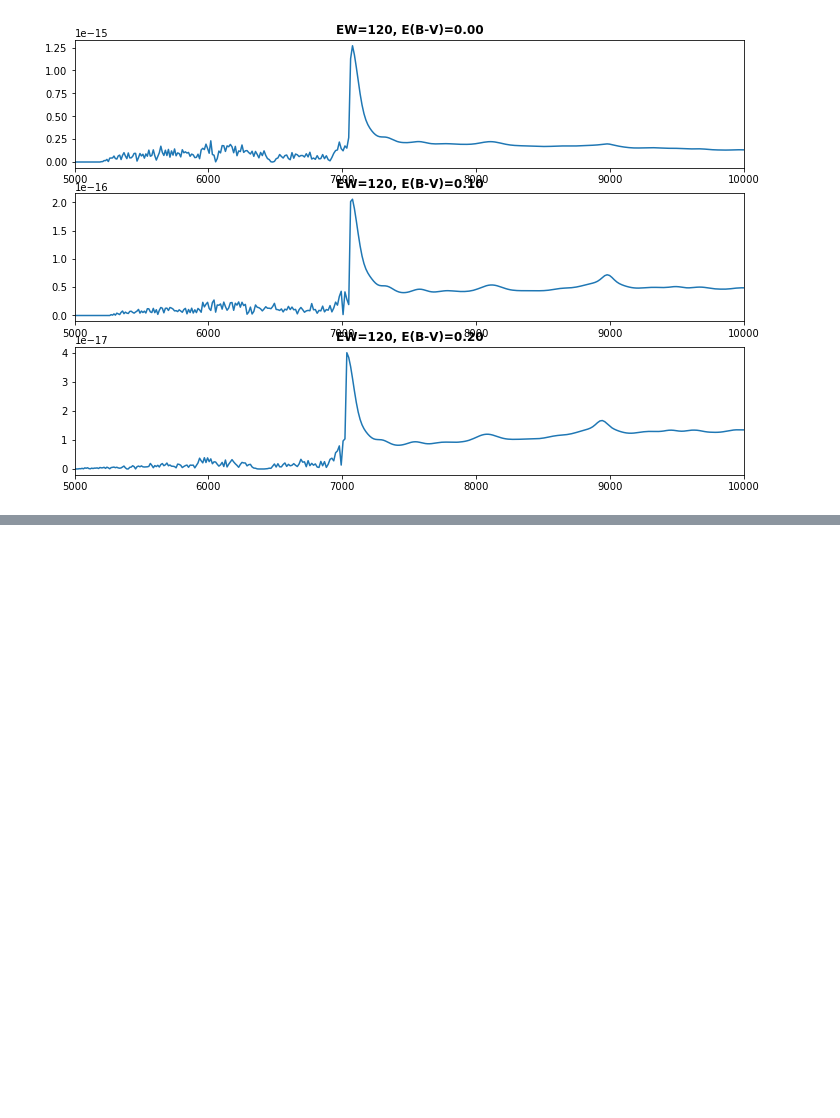
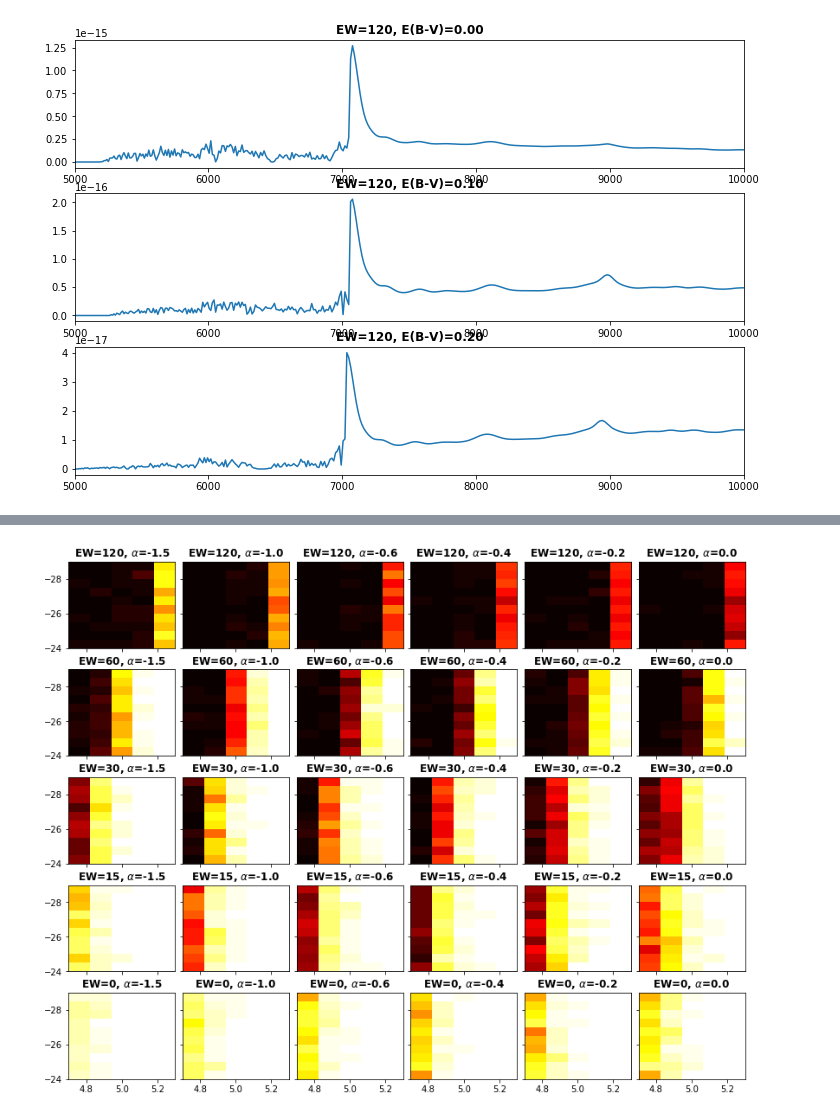
Before and after one commit to imcgreer/simqso, a Jupyter notebook: examples/z5LyaDust.ipynb, the cells around one changed output, grey strips where cells are left out. Drawn from its saved outputs; the diff is of its cells as text; code cells hidden in the pictures; blank space fills up the shorter version.

```diff
--- a/examples/z5LyaDust.ipynb
+++ b/examples/z5LyaDust.ipynb
@@ -118,0 +165,29 @@ for _i,i in enumerate(ii):
+# %%
+photoData = sqphoto.calcObsPhot(qsoGrid.synFlux,qsoGrid.photoMap)
+qsoGrid.addData(photoData)
+# %%
+#g_mags = qsoGrid.asGrid('obsMag')
+g_mags = qsoGrid.asGrid('synMag')
+r_minus_i = g_mags[...,2] - g_mags[...,3]
+i_minus_z = g_mags[...,3] - g_mags[...,4]
+color_sel = ( (r_minus_i>1.2) &
+              (i_minus_z < 0.625*(r_minus_i-1)) &
+              (i_minus_z<0.55)
+            )
+# %%
+gs = gridspec.GridSpec(5,6)
+gs.update(wspace=0.07,hspace=0.25)
+figure(figsize=(14,11))
+for i in range(5):
+    for j in range(6):
+        ax = plt.subplot(gs[i,j])
+        if j>0: ax.yaxis.set_ticklabels([])
+        if i<4: ax.xaxis.set_ticklabels([])
+        fsel = color_sel[:,:,-(i+1),j].sum(axis=-1) / 50.
+        imshow(fsel,vmin=0,vmax=1,extent=[4.7,5.3,-24,-29],
+               interpolation='nearest',aspect='auto',cmap=cm.hot_r)
+        title(r'EW=%d, $\alpha$=%.1f' %
+              (qsoGrid.gridCenters[2][-(i+1)],qsoGrid.gridCenters[3][j]),
+              size=12,weight='bold')
+# %% [output]
+[figure, added]
```
Also changed, not shown: parts of 15 cells of this notebook.
